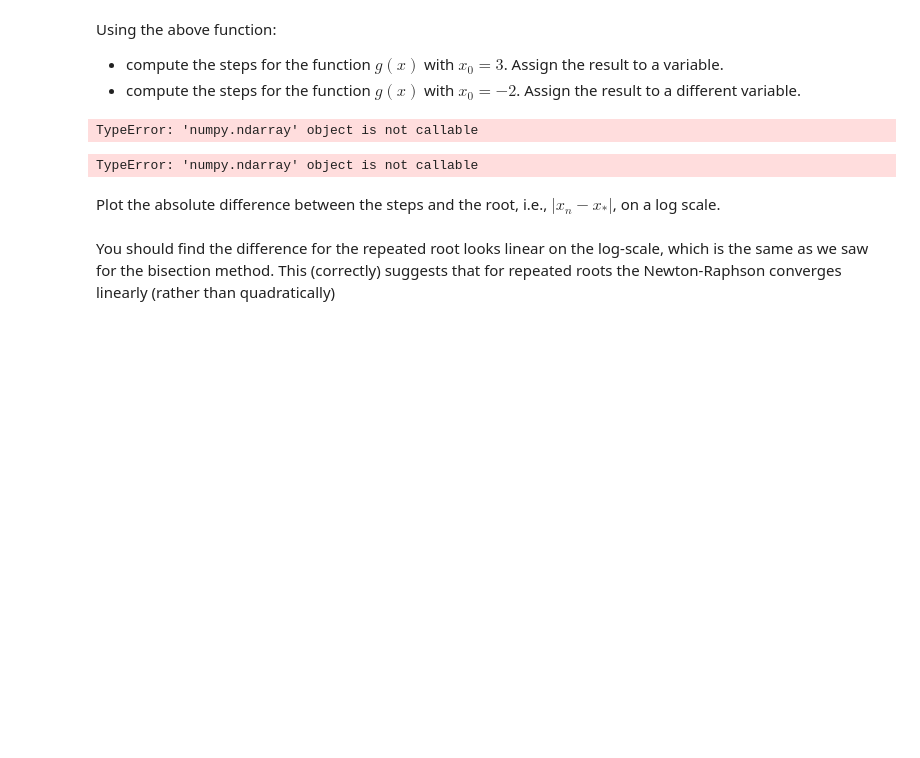
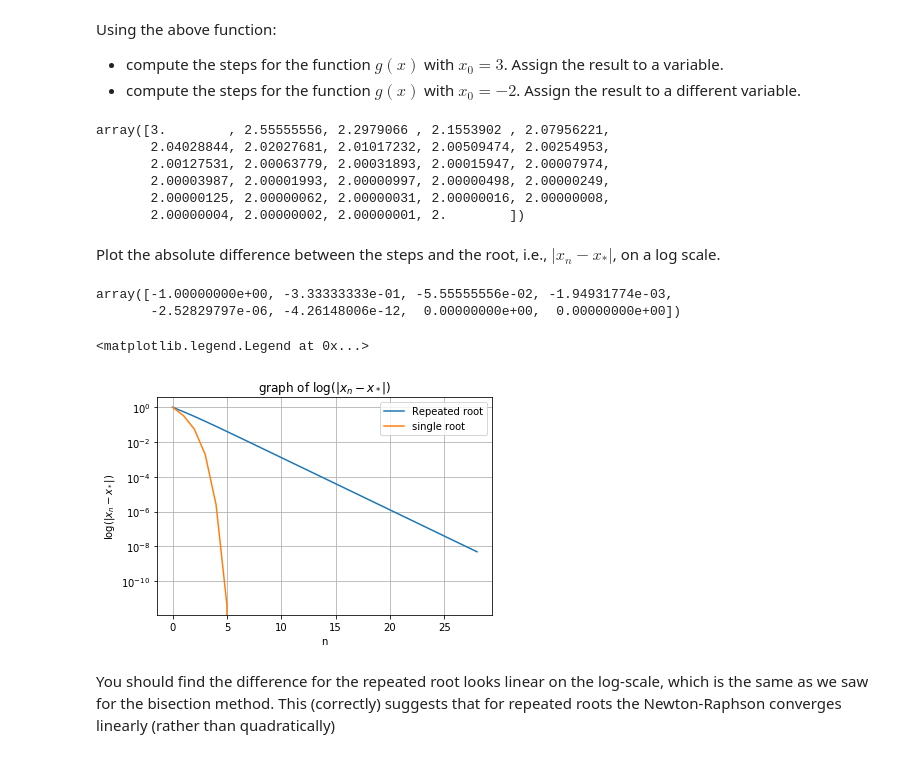
Before and after one commit to ryanjacobkelly/ryan, a Jupyter notebook: Assignment-2.ipynb, the cells around one changed output. Drawn from its saved outputs; the diff is of its cells as text; code cells hidden in the pictures; blank space fills up the shorter version.

```diff
--- a/Assignment-2.ipynb
+++ b/Assignment-2.ipynb
@@ -396,18 +397,38 @@ TypeError: 'numpy.ndarray' object is not callable
 Using the above function:
 - compute the steps for the function $g(x)$ with  $x_0 = 3$. Assign the result to a variable.
 - compute the steps for the function $g(x)$ with  $x_0 = -2$. Assign the result to a different variable.
-# %%
-g = FindRootNewtonRaphsonSteps(g, dg, 3, 1e-16)
-print(g)
-# %% [output]
-TypeError: 'numpy.ndarray' object is not callable
-# %%
-h = FindRootNewtonRaphsonSteps(g, dg, -2, 1e-16)
-print(h)
-# %% [output]
-TypeError: 'numpy.ndarray' object is not callable
+# %%
+h1 = FindRootNewtonRaphsonSteps(g, dg, 3, 10**-15)
+h2 = FindRootNewtonRaphsonSteps(g, dg, -2, 10**-15)
+# %%
+h1
+# %% [output]
+array([3.        , 2.55555556, 2.2979066 , 2.1553902 , 2.07956221,
+       2.04028844, 2.02027681, 2.01017232, 2.00509474, 2.00254953,
+       2.00127531, 2.00063779, 2.00031893, 2.00015947, 2.00007974,
+       2.00003987, 2.00001993, 2.00000997, 2.00000498, 2.00000249,
+       2.00000125, 2.00000062, 2.00000031, 2.00000016, 2.00000008,
+       2.00000004, 2.00000002, 2.00000001, 2.        ])
 # %% [markdown]
 Plot the absolute difference between the steps and the root, i.e., $|x_n - x_*|$, on a log scale.
+# %%
+m1 = h1 - 2
+m2 = h2 + 1
+# %% [output]
+array([-1.00000000e+00, -3.33333333e-01, -5.55555556e-02, -1.94931774e-03,
+       -2.52829797e-06, -4.26148006e-12,  0.00000000e+00,  0.00000000e+00])
+# %%
+plt.plot(abs(m1))
+plt.plot(abs(m2))
+plt.yscale("log")
+plt.xlabel("n")
+plt.ylabel(r'$\mathrm{log}(|x_n-x_*|)$')
+plt.grid(True)
+plt.title("graph of $\mathrm{log}(|x_n-x_*|)$")
+plt.legend(["Repeated root", "single root"])
+# %% [output]
+<matplotlib.legend.Legend at 0x...>
+[figure, added]
 # %% [markdown]
 You should find the difference for the repeated root looks linear on the log-scale, which is the same as we saw for the bisection method. This (correctly) suggests that for repeated roots the Newton-Raphson converges linearly (rather than quadratically)
 # %% [markdown]
```
Also changed, not shown: parts of 14 cells of this notebook.
